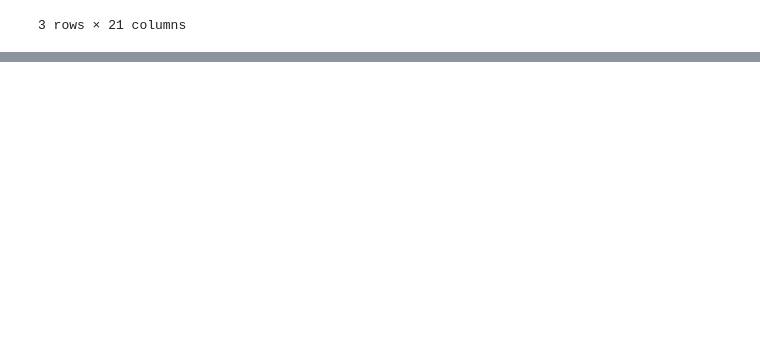
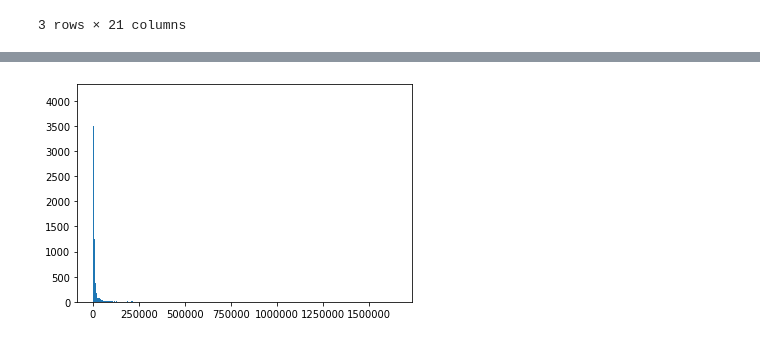
Before and after one commit to RS291/King_County_Housing_EDA_and_Modeling, a Jupyter notebook: student.ipynb, the cells around one changed output, grey strips where cells are left out. Cells and saved outputs as stored; diff of their text form; code cells hidden in the pictures; blank space fills up the shorter version.

```diff
--- a/student.ipynb
+++ b/student.ipynb
@@ -154,0 +570,5 @@ poss_error1
+# %%
+# looks suspect. Seems like there could be missed entries.
+plt.hist(data.sqft_lot, bins=1000);
+# %% [output]
+[figure, added]
```
Also changed, not shown: parts of 49 cells of this notebook.
